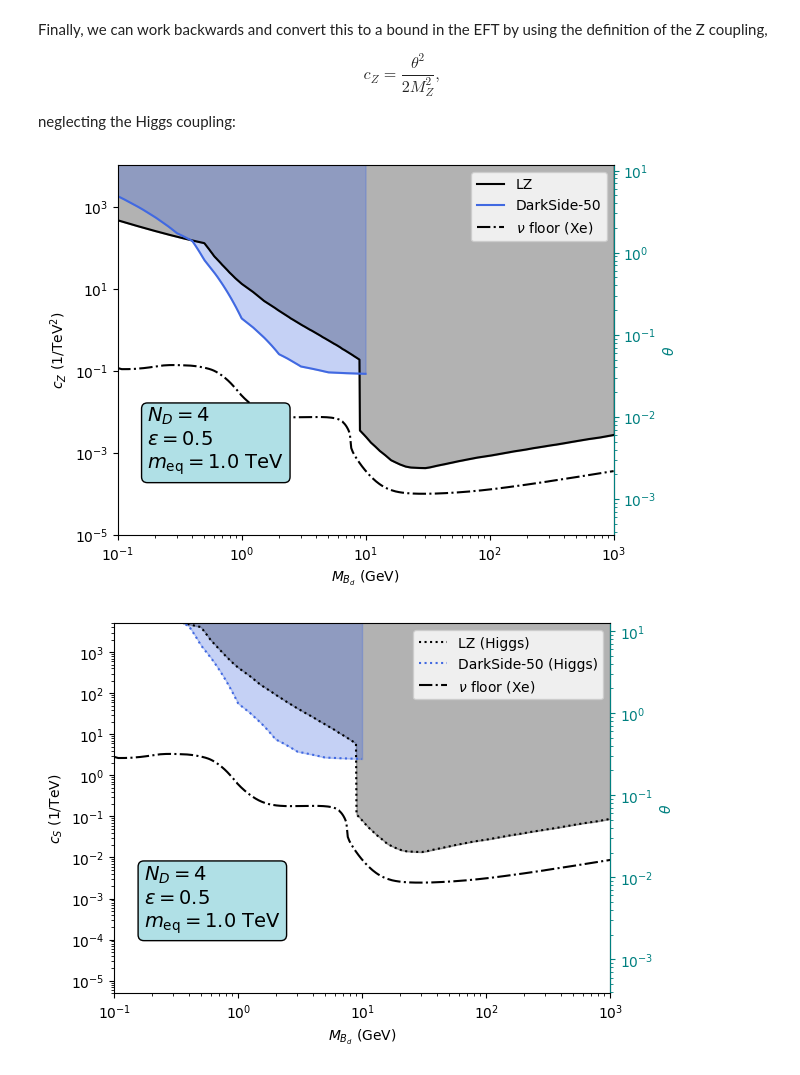
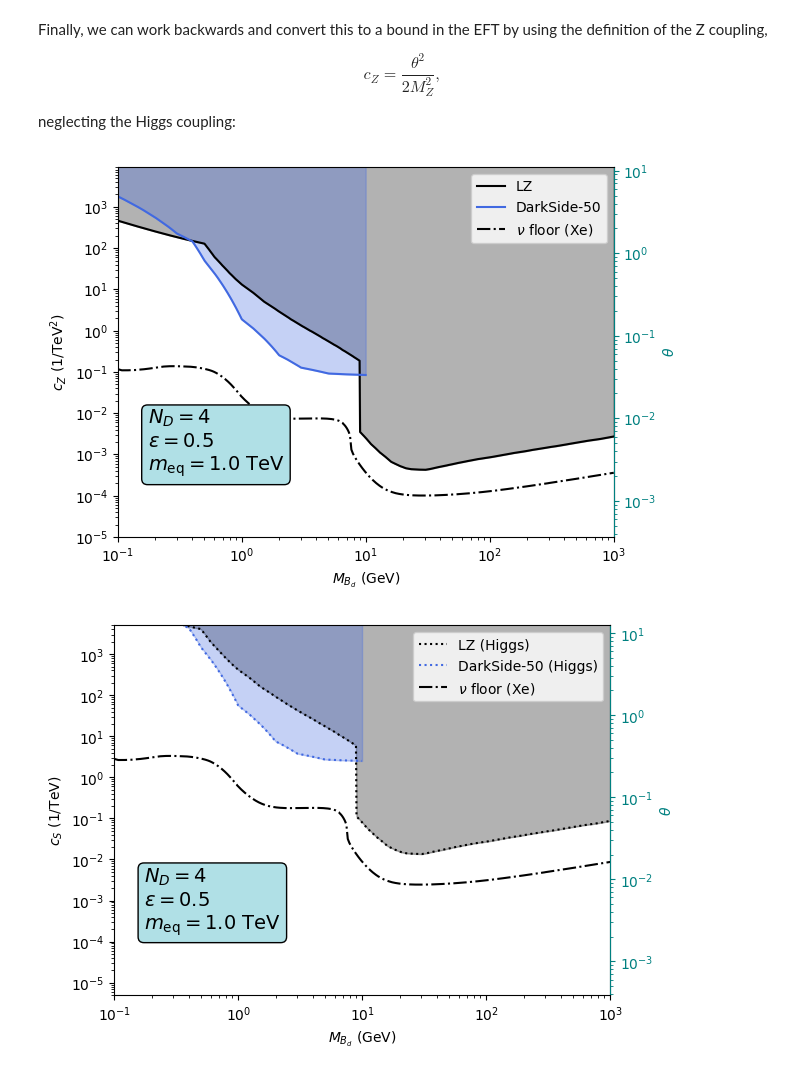
Before and after one commit to etneil/hsdm_code, a Jupyter notebook: hsdm-bounds-final.ipynb, the cells around one changed output. Saved outputs shown, nothing was run; the diff lists cells and outputs as text; code cells hidden in the pictures.

Commit message:
Tweak DD plots to match.

```diff
--- a/hsdm-bounds-final.ipynb
+++ b/hsdm-bounds-final.ipynb
@@ -828,37 +829,39 @@ plt.xlabel('$M_{B_d}\\ ({\\rm GeV})$')
 #plt.ylabel('$\\theta$')
 plt.ylabel('$c_Z\\ (1/{\\rm TeV}^2)$')
 
-plt.ylim(1e-5,1e4)
+plt.ylim(1e-5,9e3)
 plt.xlim(1e-1,1e3)
 
 plt.legend()
 
 ax = plt.gca()
 ax.fill_between(mx, theta_to_cZ(LZB_noH), 1e6, color='k', alpha=0.3)
 ax.fill_between(mx2, theta_to_cZ(DSB_noH), 1e6, color='royalblue', alpha=0.3)
+#ax.yaxis.set_minor_locator(ticker.AutoMinorLocator(10))
+#ax.yaxis.set_major_locator(ticker.LogLocator(base=10, numticks=10, subs="auto"))
 
 # Label model params used
 info_str = '\n'.join([
     f'$N_D = {ND}$',
     f'$\\epsilon = {eps}$',
     '$m_{\\rm eq} = ' + f'{m_eq/1000}$ TeV',
 ])
 
 ax.text(0.06, 0.18, info_str, transform=ax.transAxes, fontsize=14,
         bbox={'boxstyle': 'round', 'facecolor': 'powderblue'})
 
 ax2 = ax.secondary_yaxis('right', functions=(cZ_to_theta, theta_to_cZ))
 #ax2.set_ylabel("$c_Z / \Lambda^2 ({\\rm GeV}^{-2})$")
 ax2.set_ylabel("$\\theta$")
 alt_ax_color='teal'
 ax2.tick_params(axis='y', which='both', colors=alt_ax_color)
 ax2.yaxis.label.set_color(alt_ax_color)
 ax.spines['right'].set_color(alt_ax_color)
 
 if save_plots:
     plt.savefig('DD_bounds.pdf', bbox_inches='tight')
 # %% [output]
-[figure, old version]
+[figure, new version]
 # %%
 ND=4
 m_eq=1000
```
Also changed, not shown: parts of 2 cells of this notebook, 2 other files.
